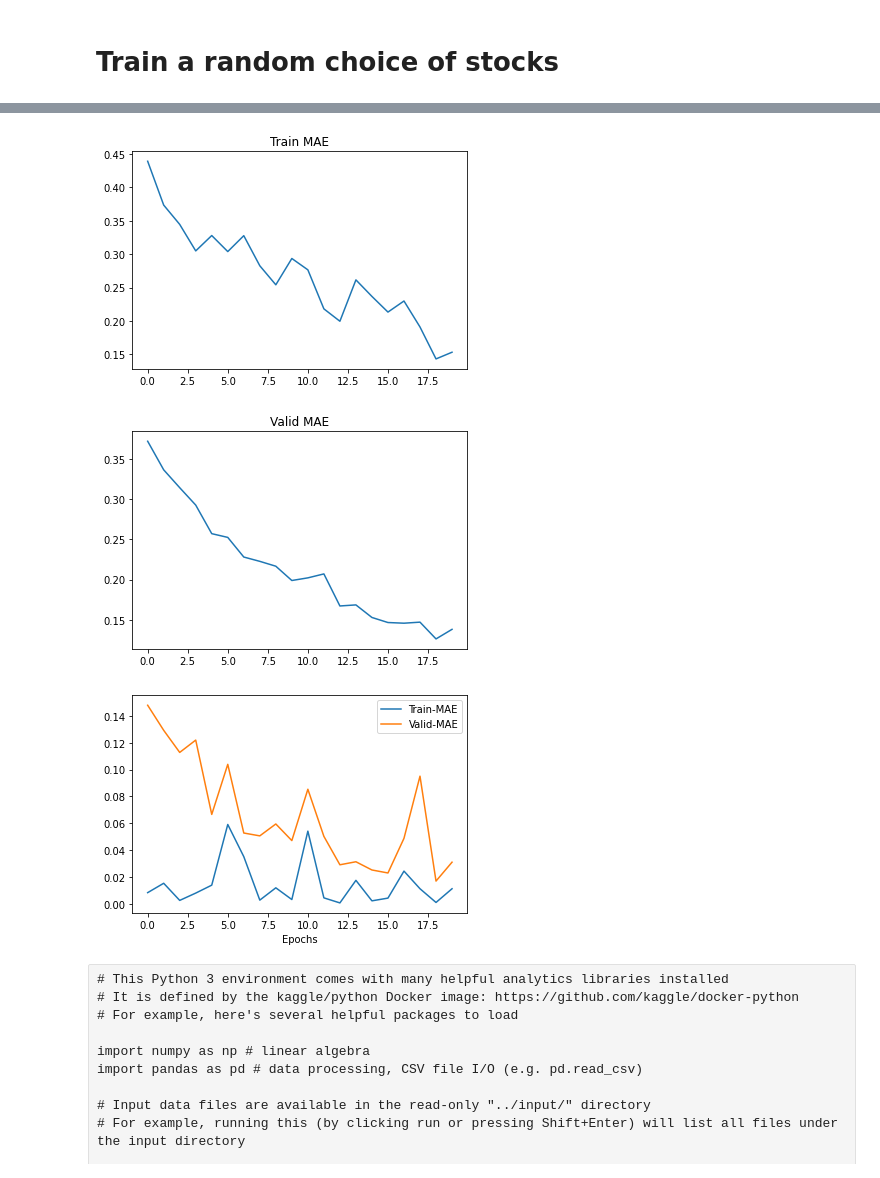
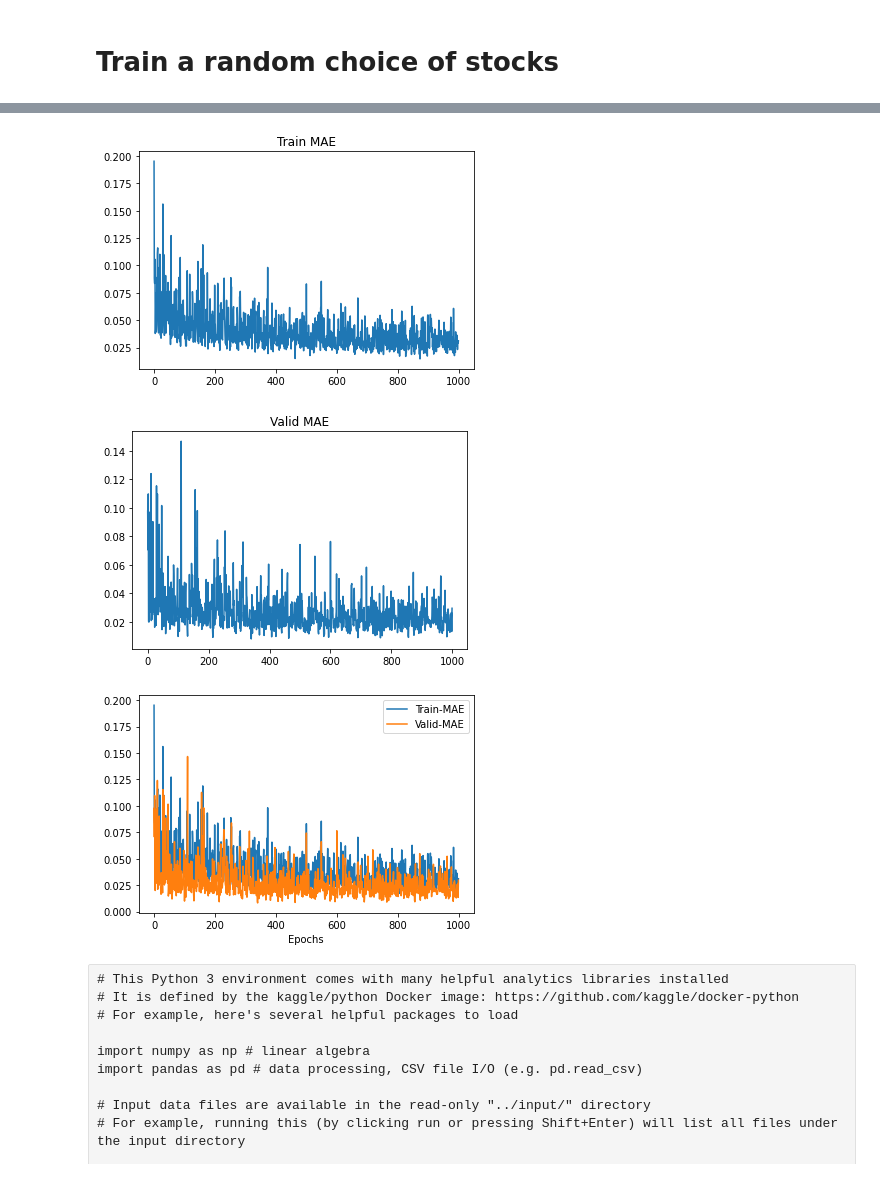
Before and after one commit to gilberto-BE/tokyo_jpx, a Jupyter notebook: tokyoes.ipynb, the cells around one changed output, grey strips where cells are left out. Drawn from its saved outputs; the diff is of its cells as text; code cells hidden in the pictures.

```diff
--- a/tokyoes.ipynb
+++ b/tokyoes.ipynb
@@ -113,12 +117,12 @@ def create_model():
     model = None
     model = NeuralNetwork(
         in_features=TS_IN_FEATURES - 3,
-        units=128,
+        units=256,
         out_features=1,
         categorical_dim=CAT_FEATURES,
         no_embedding=NO_EMBEDDING,
         emb_dim=EMBEDDING_DIM,
-        n_blocks=4,
+        n_blocks=8,
         n_stacks=4,
         dropout=0.1,
         pooling_sizes=3
@@ -164,7 +168,7 @@ Run only once
 """
 np.random.shuffle(stocks) # SHUFFLE STOCKS IN PLACE
 
-TRAIN_ON_STOCKS = stocks[: 20]
+TRAIN_ON_STOCKS = stocks[: 1000]
 print(stocks)
 for no_stock, stock in enumerate(stocks):
     try:
@@ -241,17 +245,17 @@ plot_loss(train_loss_list, valid_loss_list, 'Train-loss', 'Valid-loss')
 # %%
 plt.plot(train_mae_list)
 plt.title('Train MAE');
 plt.show()
 
 plt.plot(valid_mae_list)
 plt.title('Valid MAE')
 plt.show()
 
-plot_loss(train_loss_list, valid_loss_list, 'Train-MAE', 'Valid-MAE')
+plot_loss(train_mae_list, valid_mae_list, 'Train-MAE', 'Valid-MAE')
 # %% [output]
-[figure, old version]
+[figure, new version]
-[figure, old version]
+[figure, new version]
-[figure, old version]
+[figure, new version]
 # %% [raw]
 # This Python 3 environment comes with many helpful analytics libraries installed
 # It is defined by the kaggle/python Docker image: https://github.com/kaggle/docker-python
```
Also changed, not shown: parts of 20 cells of this notebook.
